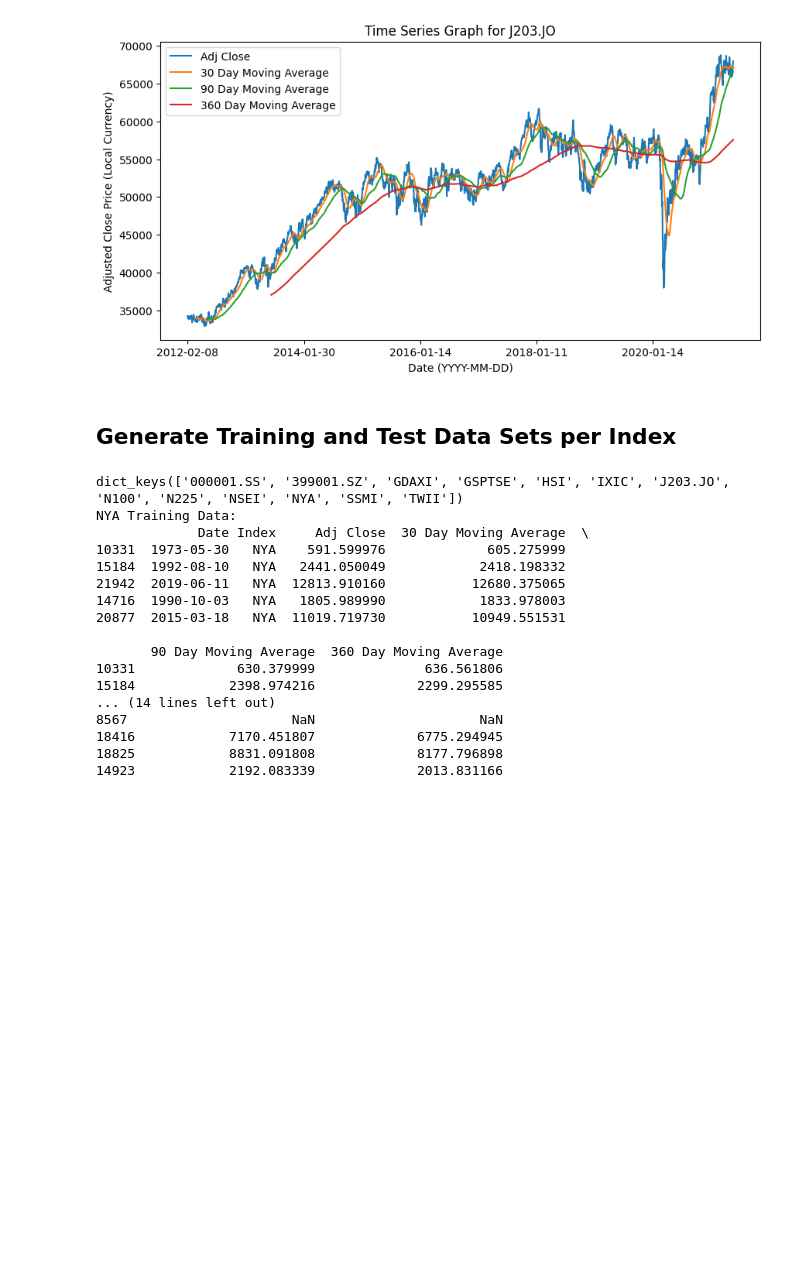
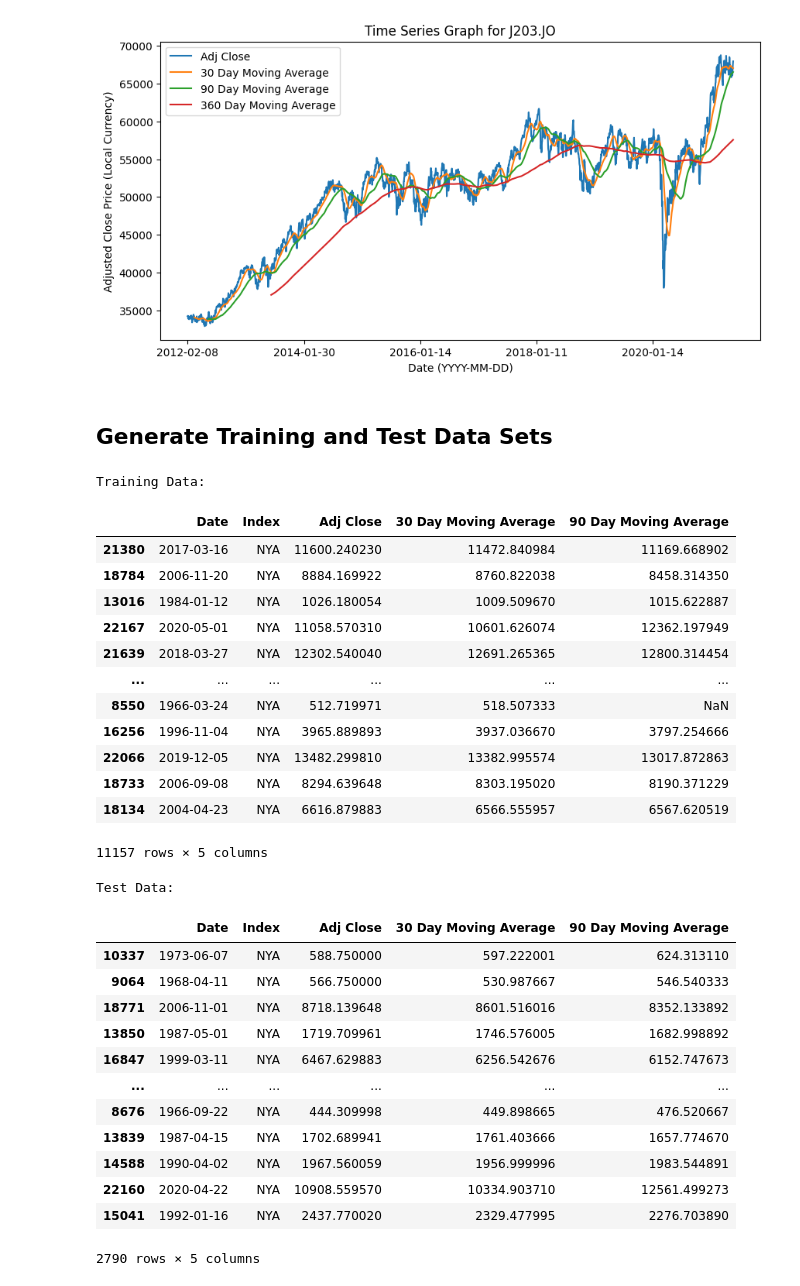
Before and after one commit to IsaacCheng9/stock-exchange-analysis, a Jupyter notebook: data_analysis.ipynb, the cells around one changed output. Cells and saved outputs as stored; diff of their text form; code cells hidden in the pictures; blank space fills up the shorter version.

Commit message:
Focus on NYA index, improve visualisations

```diff
--- a/data_analysis.ipynb
+++ b/data_analysis.ipynb
@@ -104,36 +120,44 @@ for index in data["Index"].unique():
 [figure]
 [figure]
 # %% [markdown]
-## Generate Training and Test Data Sets per Index
+## Generate Training and Test Data Sets
-# %%
-# Generate a training and test data set for each index.
-train_test_per_index = {}
-for key, value in data_frames_per_index.items():
-    training_data, test_data = train_test_split(value, train_size=0.8)
-    train_test_per_index[key] = [training_data, test_data]
-
-# Check whether the data has been parsed properly.
-print(train_test_per_index.keys())
-# Check whether the training and test data sets have been generated properly.
-print("NYA Training Data:")
-print(train_test_per_index["NYA"][0].tail())
-print("\nNYA Test Data:")
-print(train_test_per_index["NYA"][1].tail())
-# %% [output]
-dict_keys(['000001.SS', '399001.SZ', 'GDAXI', 'GSPTSE', 'HSI', 'IXIC', 'J203.JO', 'N100', 'N225', 'NSEI', 'NYA', 'SSMI', 'TWII'])
-NYA Training Data:
-             Date Index     Adj Close  30 Day Moving Average  \
-10331  1973-05-30   NYA    591.599976             605.275999
-15184  1992-08-10   NYA   2441.050049            2418.198332
-21942  2019-06-11   NYA  12813.910160           12680.375065
-14716  1990-10-03   NYA   1805.989990            1833.978003
-20877  2015-03-18   NYA  11019.719730           10949.551531
-
-       90 Day Moving Average  360 Day Moving Average
-10331             630.379999              636.561806
-15184            2398.974216             2299.295585
-... (14 lines left out)
-8567                     NaN                     NaN
-18416            7170.451807             6775.294945
-18825            8831.091808             8177.796898
-14923            2192.083339             2013.831166
+# %%
+# Focus on the NYA data to simplify our analysis, and remove the 360 day moving
+# average column as it won't be used in our analysis.
+nya_data = data_frames_per_index["NYA"].drop(columns=["360 Day Moving Average"])
+
+# Generate a training and test data set for the NYA index.
+training_data, test_data = train_test_split(nya_data, train_size=0.8, shuffle=True)
+print("Training Data:")
+display(training_data)
+print("Test Data:")
+display(test_data)
+# %% [output]
+Training Data:
+|  | Date | Index | Adj Close | 30 Day Moving Average | 90 Day Moving Average |
+| 21380 | 2017-03-16 | NYA | 11600.240230 | 11472.840984 | 11169.668902 |
+| 18784 | 2006-11-20 | NYA | 8884.169922 | 8760.822038 | 8458.314350 |
+| 13016 | 1984-01-12 | NYA | 1026.180054 | 1009.509670 | 1015.622887 |
+| 22167 | 2020-05-01 | NYA | 11058.570310 | 10601.626074 | 12362.197949 |
+| 21639 | 2018-03-27 | NYA | 12302.540040 | 12691.265365 | 12800.314454 |
+| ... | ... | ... | ... | ... | ... |
+| 8550 | 1966-03-24 | NYA | 512.719971 | 518.507333 | NaN |
+| 16256 | 1996-11-04 | NYA | 3965.889893 | 3937.036670 | 3797.254666 |
+| 22066 | 2019-12-05 | NYA | 13482.299810 | 13382.995574 | 13017.872863 |
+| 18733 | 2006-09-08 | NYA | 8294.639648 | 8303.195020 | 8190.371229 |
+| 18134 | 2004-04-23 | NYA | 6616.879883 | 6566.555957 | 6567.620519 |
+11157 rows × 5 columns
+Test Data:
+|  | Date | Index | Adj Close | 30 Day Moving Average | 90 Day Moving Average |
+| 10337 | 1973-06-07 | NYA | 588.750000 | 597.222001 | 624.313110 |
+| 9064 | 1968-04-11 | NYA | 566.750000 | 530.987667 | 546.540333 |
+| 18771 | 2006-11-01 | NYA | 8718.139648 | 8601.516016 | 8352.133892 |
+| 13850 | 1987-05-01 | NYA | 1719.709961 | 1746.576005 | 1682.998892 |
+| 16847 | 1999-03-11 | NYA | 6467.629883 | 6256.542676 | 6152.747673 |
+| ... | ... | ... | ... | ... | ... |
+| 8676 | 1966-09-22 | NYA | 444.309998 | 449.898665 | 476.520667 |
+| 13839 | 1987-04-15 | NYA | 1702.689941 | 1761.403666 | 1657.774670 |
+| 14588 | 1990-04-02 | NYA | 1967.560059 | 1956.999996 | 1983.544891 |
+| 22160 | 2020-04-22 | NYA | 10908.559570 | 10334.903710 | 12561.499273 |
+| 15041 | 1992-01-16 | NYA | 2437.770020 | 2329.477995 | 2276.703890 |
+2790 rows × 5 columns
```
Also changed, not shown: parts of 2 cells of this notebook.
